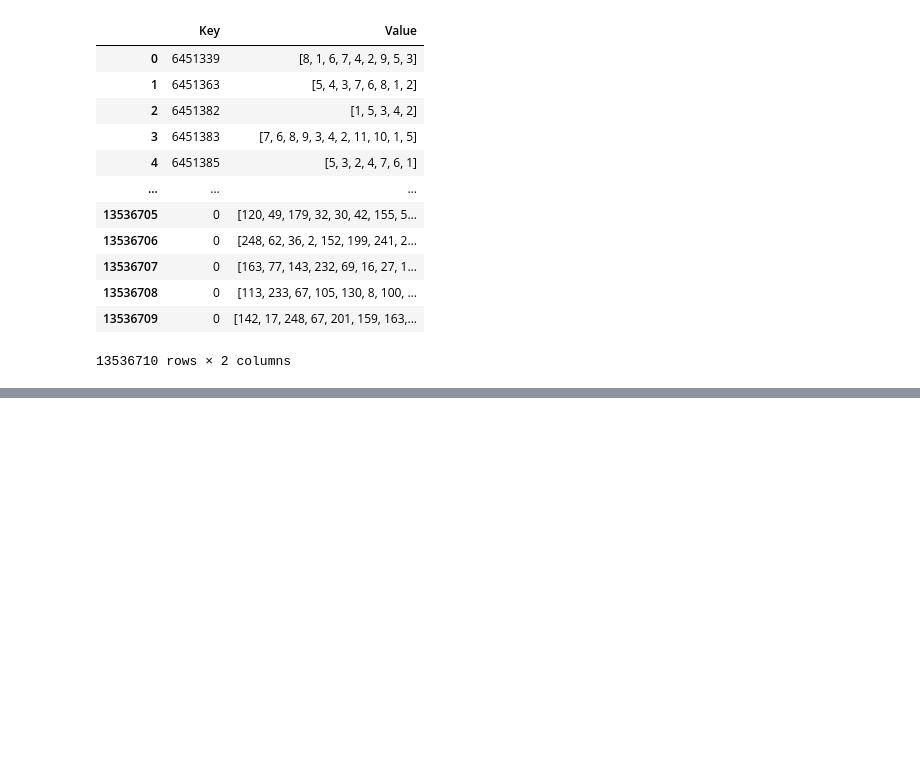
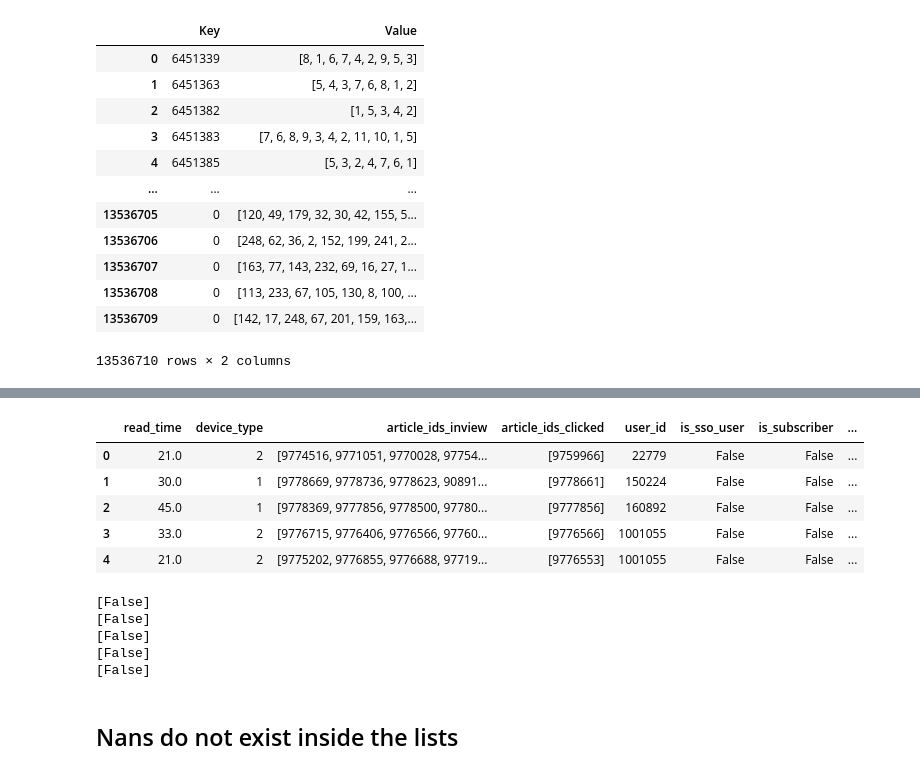
Before and after one commit to akisgazepidis/Recommendation_System_RecSys_Challenge_2024, a Jupyter notebook: RS_Collaborative_Filtering.ipynb, the cells around one changed output, grey strips where cells are left out. Cells and saved outputs as stored; diff of their text form; code cells hidden in the pictures; blank space fills up the shorter version.

Commit message:
Add first draft of pre processing in df_articles and df_users

```diff
--- a/RS_Collaborative_Filtering.ipynb
+++ b/RS_Collaborative_Filtering.ipynb
@@ -14,12 +14,19 @@ ModuleNotFoundError: No module named 'pandas'
 # %%
+# Raw data
 size = 'demo'
 type = 'train'
-articles_path = f'./files/ebnerd_{size}/articles.parquet'
-behaviors_path = f'./files/ebnerd_{size}/{type}/behaviors.parquet'
-history_path = f'./files/ebnerd_{size}/{type}/history.parquet'
+articles_path = f'./files/parquet/ebnerd_{size}/articles.parquet'
+behaviors_path = f'./files/parquet/ebnerd_{size}/{type}/behaviors.parquet'
+history_path = f'./files/parquet/ebnerd_{size}/{type}/history.parquet'
 df_articles = pd.read_parquet(articles_path)
 df_behaviors = pd.read_parquet(behaviors_path)
 df_history = pd.read_parquet(history_path)
+
+
+# Ready embeddings
+#embeddings_path = f'./files/parquet/FacebookAI_xlm_roberta_base/xlm_roberta_base.parquet'
+embeddings_path = f'./files/parquet/Ekstra_Bladet_word2vec/document_vector.parquet'
+df_embeddings = pd.read_parquet(embeddings_path)
 # %%
 print(df_articles.columns)
 print(df_articles.shape)
@@ -146,0 +231,2 @@ df_embeddings
+# %%
+df_behaviors = df_behaviors.drop(["impression_id","impression_time", "scroll_percentage", "gender", "postcode","age","article_id", "next_read_time", "next_scroll_percentage"], axis=1)
@@ -146,0 +245,13 @@ df_embeddings
+# %%
+df_users = pd.merge(df_behaviors, df_history, on="user_id")
+# %%
+df_users =df_users.drop(["impression_time_fixed"], axis=1)
+# %%
+df_users.head()
+# %% [output]
+|  | read_time | device_type | article_ids_inview | article_ids_clicked | user_id | is_sso_user | is_subscriber | ... |
+| 0 | 21.0 | 2 | [9774516, 9771051, 9770028, 97754... | [9759966] | 22779 | False | False | ... |
+| 1 | 30.0 | 1 | [9778669, 9778736, 9778623, 90891... | [9778661] | 150224 | False | False | ... |
+| 2 | 45.0 | 1 | [9778369, 9777856, 9778500, 97780... | [9777856] | 160892 | False | False | ... |
+| 3 | 33.0 | 2 | [9776715, 9776406, 9776566, 97760... | [9776566] | 1001055 | False | False | ... |
+| 4 | 21.0 | 2 | [9775202, 9776855, 9776688, 97719... | [9776553] | 1001055 | False | False | ... |
@@ -146,0 +267,12 @@ df_embeddings
+# %%
+for col in ["article_ids_inview", "scroll_percentage_fixed", "read_time_fixed","article_id_fixed", "article_ids_clicked"]:
+    df_users[col+"_nans"] = df_users[col].map(has_na)
+    print(df_users[col+"_nans"].unique())
+# %% [output]
+[False]
+[False]
+[False]
+[False]
+[False]
+# %% [markdown]
+## Nans do not exist inside the lists
```
Also changed, not shown: parts of 22 cells of this notebook.
